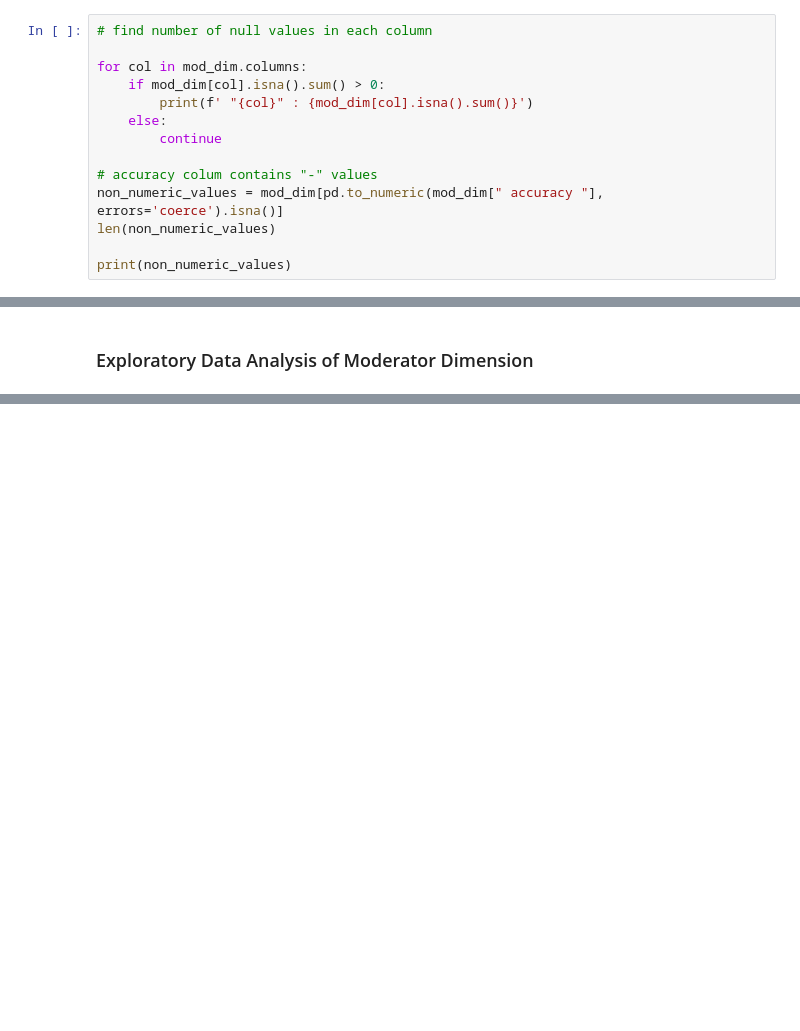
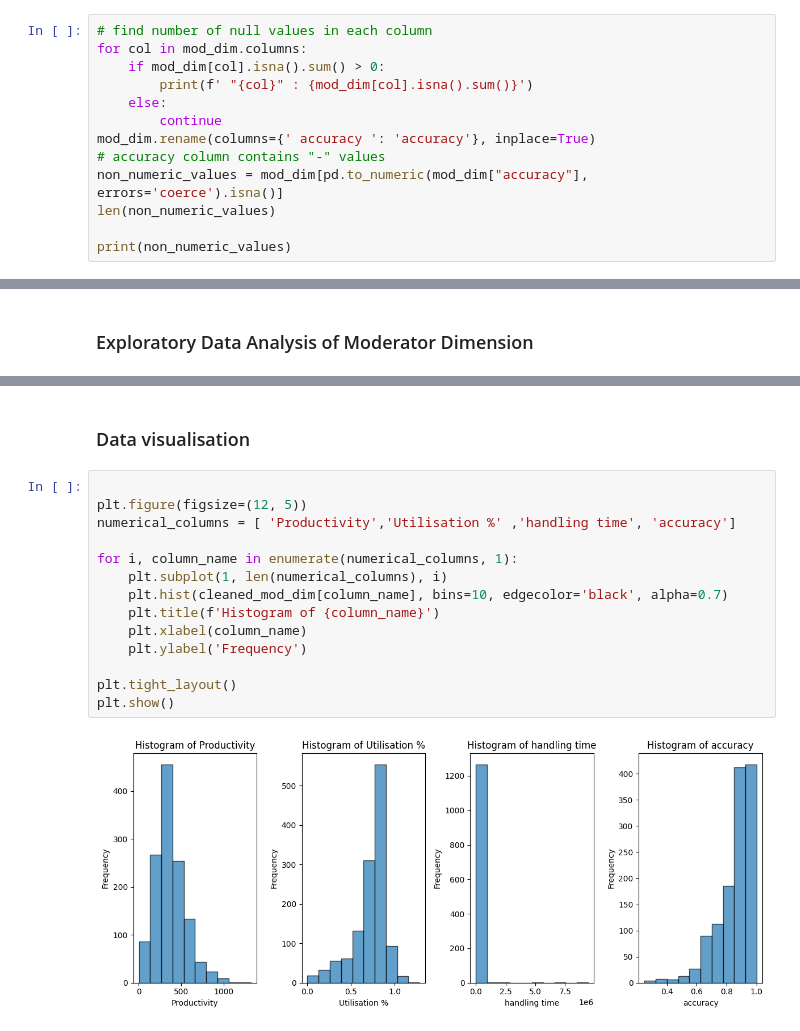
Before and after one commit to Lu-Yi-Fan/Tiktok-hackerthon, a Jupyter notebook: main.ipynb, the cells around one changed output, grey strips where cells are left out. Saved outputs shown, nothing was run; the diff lists cells and outputs as text; blank space fills up the shorter version.

```diff
--- a/main.ipynb
+++ b/main.ipynb
@@ -857,15 +850,14 @@ print(mod_duplicates)
 0
 # %%
 # find number of null values in each column
-
 for col in mod_dim.columns:
     if mod_dim[col].isna().sum() > 0:
         print(f' "{col}" : {mod_dim[col].isna().sum()}')
     else:
         continue
-
-# accuracy colum contains "-" values
-non_numeric_values = mod_dim[pd.to_numeric(mod_dim[" accuracy "], errors='coerce').isna()]
+mod_dim.rename(columns={' accuracy ': 'accuracy'}, inplace=True)
+# accuracy column contains "-" values
+non_numeric_values = mod_dim[pd.to_numeric(mod_dim["accuracy"], errors='coerce').isna()]
 len(non_numeric_values)
 
 print(non_numeric_values)
@@ -971,0 +927,18 @@ plt.show()
+# %% [markdown]
+### Data visualisation
+# %%
+
+plt.figure(figsize=(12, 5))
+numerical_columns = [ 'Productivity','Utilisation %' ,'handling time', 'accuracy']
+
+for i, column_name in enumerate(numerical_columns, 1):
+    plt.subplot(1, len(numerical_columns), i)
+    plt.hist(cleaned_mod_dim[column_name], bins=10, edgecolor='black', alpha=0.7)
+    plt.title(f'Histogram of {column_name}')
+    plt.xlabel(column_name)
+    plt.ylabel('Frequency')
+
+plt.tight_layout()
+plt.show()
+# %% [output]
+[figure, added]
```
Also changed, not shown: parts of 20 cells of this notebook.
